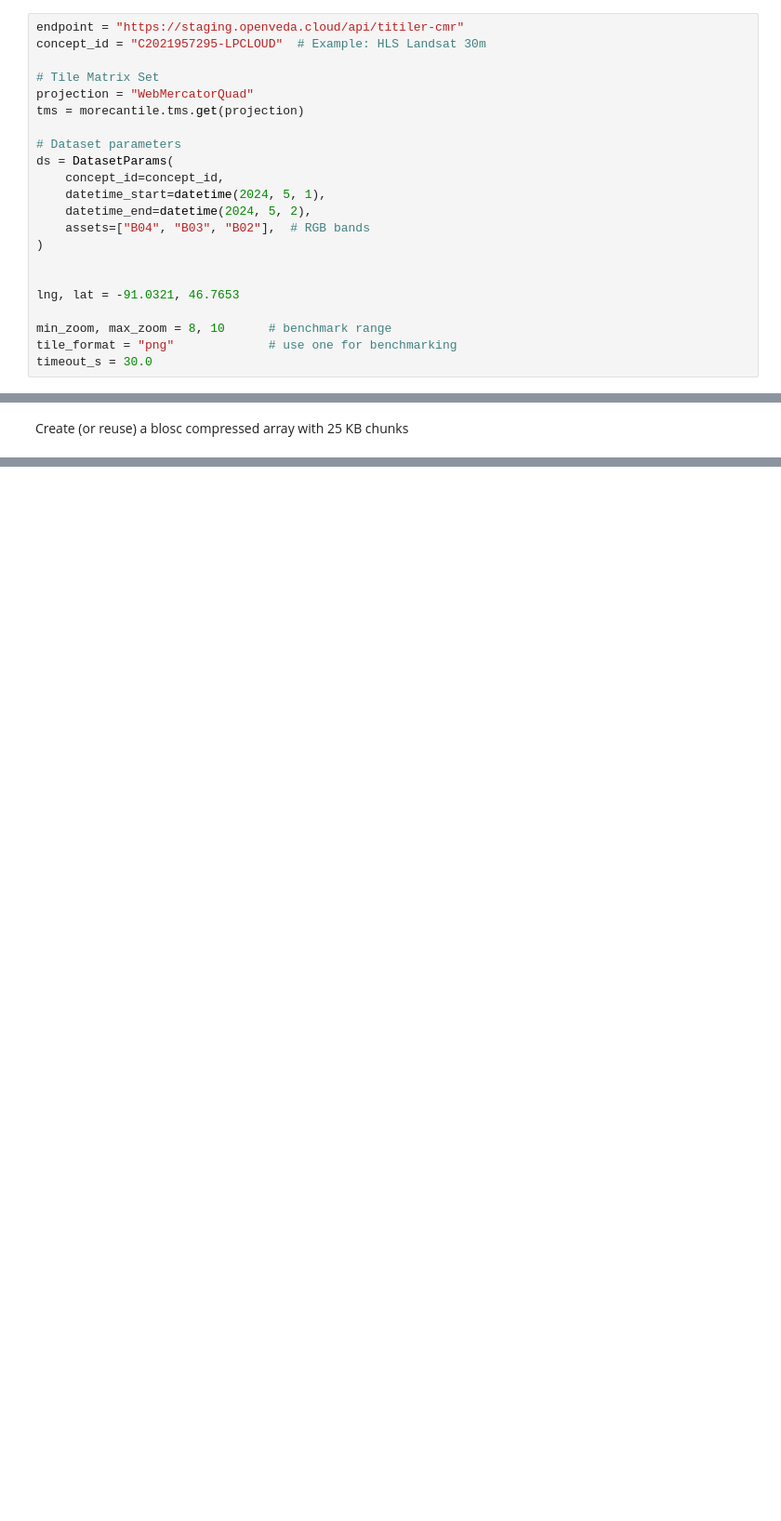
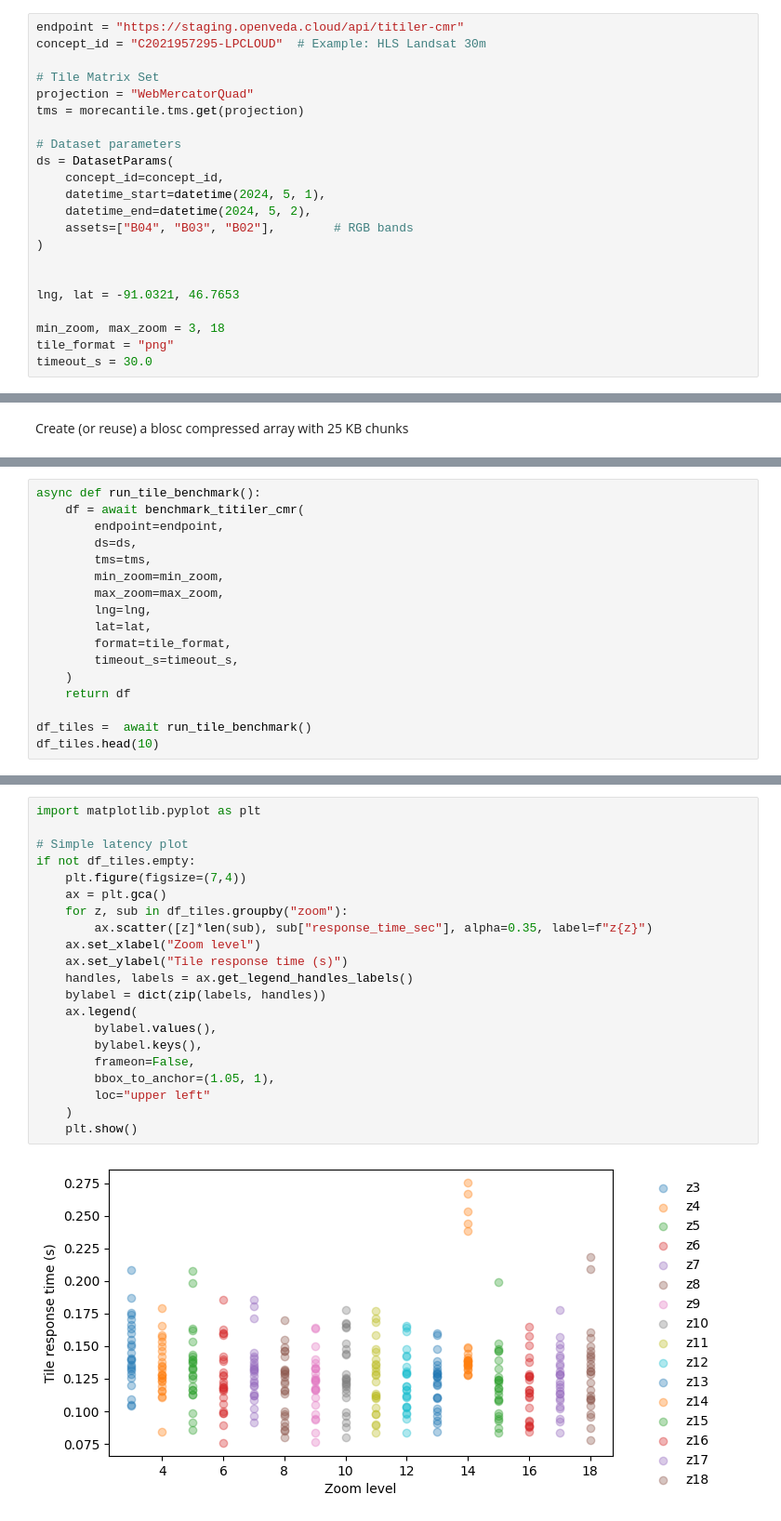
Before and after one commit to developmentseed/datacube-guide, a Jupyter notebook: docs/titiler-cmr-compat.ipynb, the cells around one changed output, grey strips where cells are left out. Shown at 93% size. Cells and saved outputs as stored; diff of their text form; blank space fills up the shorter version.

```diff
--- a/docs/titiler-cmr-compat.ipynb
+++ b/docs/titiler-cmr-compat.ipynb
@@ -47,12 +46,12 @@ ds = DatasetParams(
     concept_id=concept_id,
     datetime_start=datetime(2024, 5, 1),
     datetime_end=datetime(2024, 5, 2),
-    assets=["B04", "B03", "B02"],  # RGB bands
+    assets=["B04", "B03", "B02"],        # RGB bands
 )
 
 
 lng, lat = -91.0321, 46.7653
 
-min_zoom, max_zoom = 8, 10      # benchmark range
-tile_format = "png"             # use one for benchmarking
+min_zoom, max_zoom = 3, 18
+tile_format = "png"
 timeout_s = 30.0
@@ -209,0 +101,17 @@ Note how many chunks Dask needs to track in the first dataset. This leads to Das
+# %%
+async def run_tile_benchmark():
+    df = await benchmark_titiler_cmr(
+        endpoint=endpoint,
+        ds=ds,
+        tms=tms,
+        min_zoom=min_zoom,
+        max_zoom=max_zoom,
+        lng=lng,
+        lat=lat,
+        format=tile_format,
+        timeout_s=timeout_s,
+    )
+    return df
+
+df_tiles =  await run_tile_benchmark()
+df_tiles.head(10)
@@ -209,0 +204,23 @@ Note how many chunks Dask needs to track in the first dataset. This leads to Das
+# %%
+import matplotlib.pyplot as plt
+
+# Simple latency plot
+if not df_tiles.empty:
+    plt.figure(figsize=(7,4))
+    ax = plt.gca()
+    for z, sub in df_tiles.groupby("zoom"):
+        ax.scatter([z]*len(sub), sub["response_time_sec"], alpha=0.35, label=f"z{z}")
+    ax.set_xlabel("Zoom level")
+    ax.set_ylabel("Tile response time (s)")
+    handles, labels = ax.get_legend_handles_labels()
+    bylabel = dict(zip(labels, handles))
+    ax.legend(
+        bylabel.values(),
+        bylabel.keys(),
+        frameon=False,
+        bbox_to_anchor=(1.05, 1),
+        loc="upper left"
+    )
+    plt.show()
+# %% [output]
+[figure, added]
```
Also changed, not shown: parts of 37 cells of this notebook.
